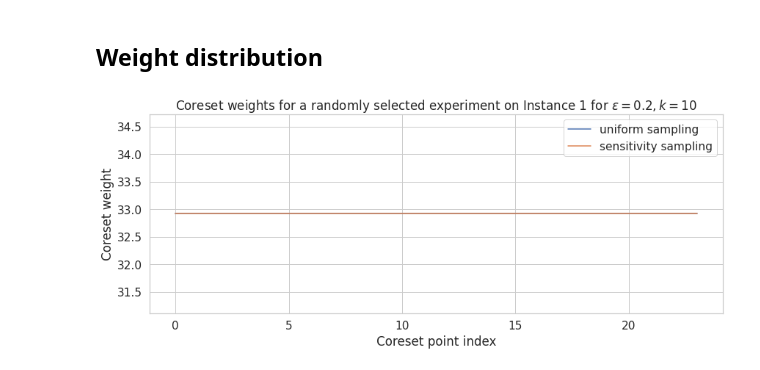
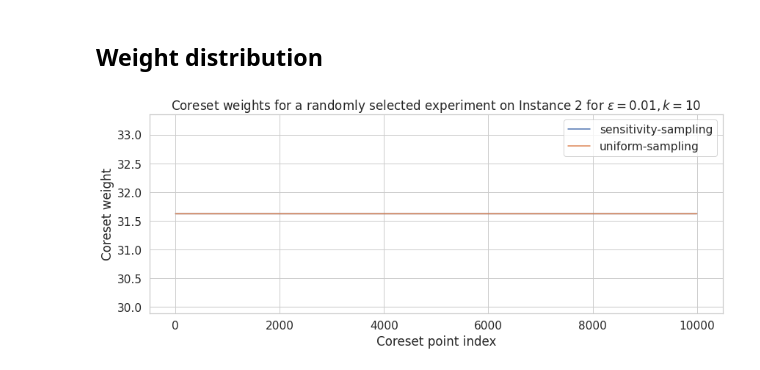
Before and after one commit to sheikhomar/yace, a Jupyter notebook: notebooks/04-preliminary-results-take-1.ipynb, the cells around one changed output. Drawn from its saved outputs; the diff is of its cells as text; code cells hidden in the pictures.

Commit message:
Update how weights are generated.

```diff
--- a/notebooks/04-preliminary-results-take-1.ipynb
+++ b/notebooks/04-preliminary-results-take-1.ipynb
@@ -166,8 +166,9 @@ fig.subplots_adjust(wspace=0.01)
 ## Weight distribution
 # %%
 def get_weights(df_data, epsilon: float=0.2, k: int=10):
-    results = []
-    for algo in ['uniform-sampling', 'sensitivity-sampling']:
+    results = dict()
+    algorithms = df_data.algorithm.unique()
+    for algo in algorithms:
         f1 = df_data["solution_type"] == "convex"
         f2 = df_data["epsilon"] == epsilon
         f3 = df_data["algorithm"] == algo
@@ -177,5 +178,5 @@ def get_weights(df_data, epsilon: float=0.2, k: int=10):
 
         job_info_path = df_filtered.sample(1)["job_info_path"].iloc[0]
         weights = np.load(job_info_path.parent / "coreset-weights.npz")["matrix"]
-        results.append(weights)
-    return results[0], results[1]
+        results[algo] = weights
+    return results
@@ -184,12 +183,18 @@ us_coreset_weights, ss_coreset_weights = get_weights(df_data=df_raw_results, eps
-# %%
-with sns.plotting_context("notebook", font_scale=1.4):
-    a = np.arange(ss_coreset_weights.shape[0])
-    fig, ax = plt.subplots(figsize=(14, 5))
-    sns.lineplot(x=a, y=ss_coreset_weights, label="sensitivity sampling", ax=ax)
-    sns.lineplot(x=a, y=us_coreset_weights, label="uniform sampling", ax=ax)
-    ax.set_ylabel("Coreset weight")
-    ax.set_xlabel("Coreset point index")
-    # ax.set_yscale("log")
-    ax.set_title("Coreset weights for a randomly selected experiment on Instance 1 for $\\epsilon=0.2, k=10$")
-# %% [output]
-[figure, removed]
+# %%
+weights_map = get_weights(df_data=df_raw_results, epsilon=0.01, k=10)
+
+# us_coreset_weights, ss_coreset_weights = tuple(list(weights_map.values()))
+# %%
+n_weights = list(weights_map.values())[0].shape[0]
+a = np.arange(n_weights)
+
+with sns.plotting_context("notebook", font_scale=1.4):
+    fig, ax = plt.subplots(figsize=(14, 5))
+    for algo, coreset_weights in weights_map.items():
+        sns.lineplot(x=a, y=coreset_weights, label=algo, ax=ax)
+    ax.set_ylabel("Coreset weight")
+    ax.set_xlabel("Coreset point index")
+    # ax.set_yscale("log")
+    ax.set_title("Coreset weights for a randomly selected experiment on Instance 2 for $\\epsilon=0.01, k=10$")
+# %% [output]
+[figure, added]
```
Also changed, not shown: parts of 1 cell of this notebook.
